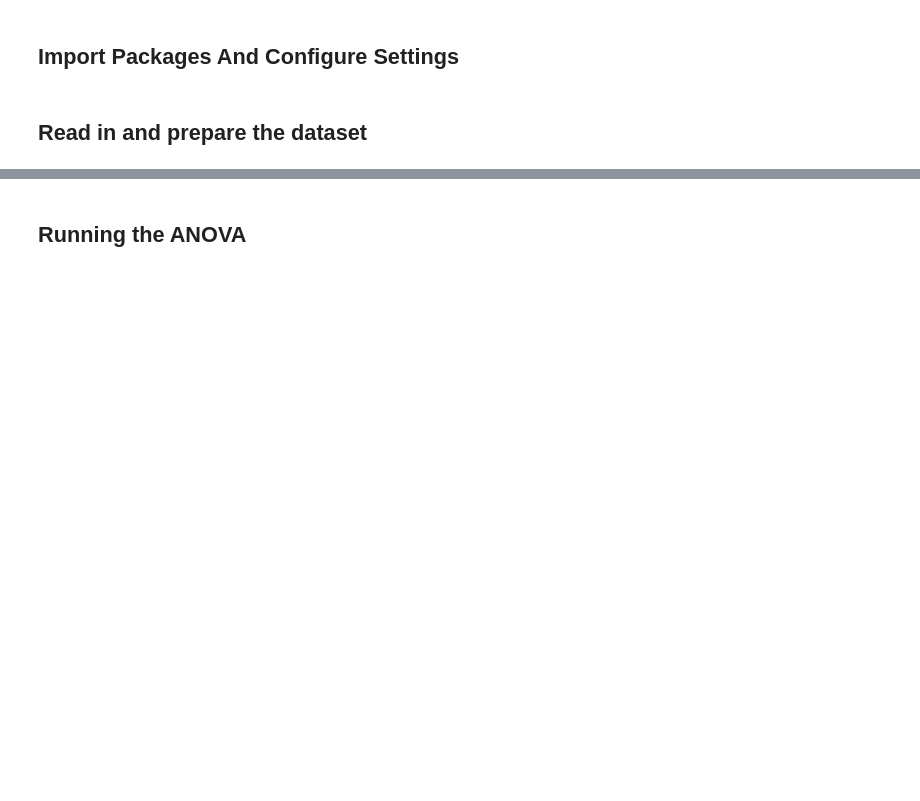
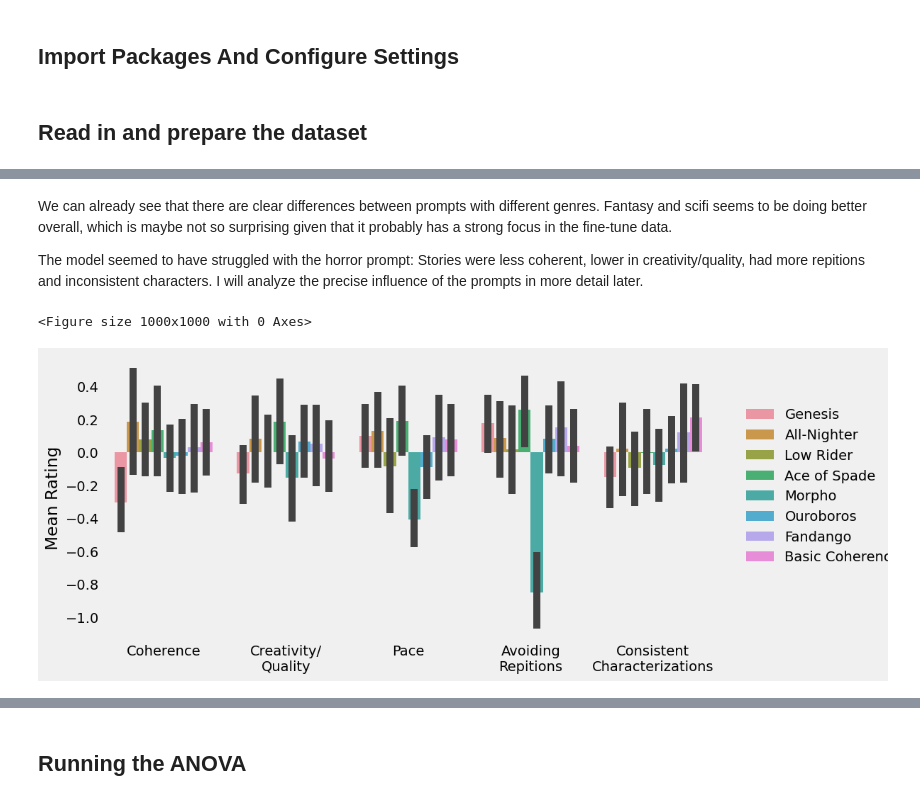
Before and after one commit to MWiechmann/ai_story_scale, a Jupyter notebook: study1_scale_construction/step_3_story_analyses.ipynb, the cells around one changed output, grey strips where cells are left out. Saved outputs shown, nothing was run; the diff lists cells and outputs as text; code cells hidden in the pictures; blank space fills up the shorter version.

Commit message:
revise up to running models

```diff
--- a/study1_scale_construction/step_3_story_analyses.ipynb
+++ b/study1_scale_construction/step_3_story_analyses.ipynb
@@ -65,13 +70,26 @@ plt.show()
+# %% [markdown]
+We can already see that there are clear differences between prompts with different genres. Fantasy and scifi seems to be doing better overall, which is maybe not so surprising given that it probably has a strong focus in the fine-tune data.
+
+The model seemed to have struggled with the horror prompt: Stories were less coherent, lower in creativity/quality, had more repitions and inconsistent characters. I will analyze the precise influence of the prompts in more detail later.
 # %%
 plt.figure(figsize=(10, 10))
 
 tidy = aiss[["response_id", "preset_label",
-             "tss_coh", "tss_cre", "tss_avoid_rep", "tss_pac", "tss_conch"]
+             "coh", "crea_qual", "pace", "avoid_rep", "con_char"]
             ].melt(id_vars=['response_id', "preset_label"])
 
 ax = sns.catplot(data=tidy,
                  kind="bar",
                  y="value", x="variable", hue="preset_label",
-                 ci=90, height=5, aspect=2)
+                 errorbar = ("ci", 90), height=5, aspect=2)
+
+ax.set_axis_labels("", "Mean Rating")
+ax.set_xticklabels(["Coherence", "Creativity/\nQuality", "Pace", "Avoiding\nRepitions", "Consistent\nCharacterizations"])
+plt.grid(False)
+ax._legend.set_title(None)
+ax._legend.set_bbox_to_anchor([1.0, 0.55])
 
 plt.show()
+# %% [output]
+<Figure size 1000x1000 with 0 Axes>
+[figure, added]
```
Also changed, not shown: parts of 52 cells of this notebook, 3 other files.
